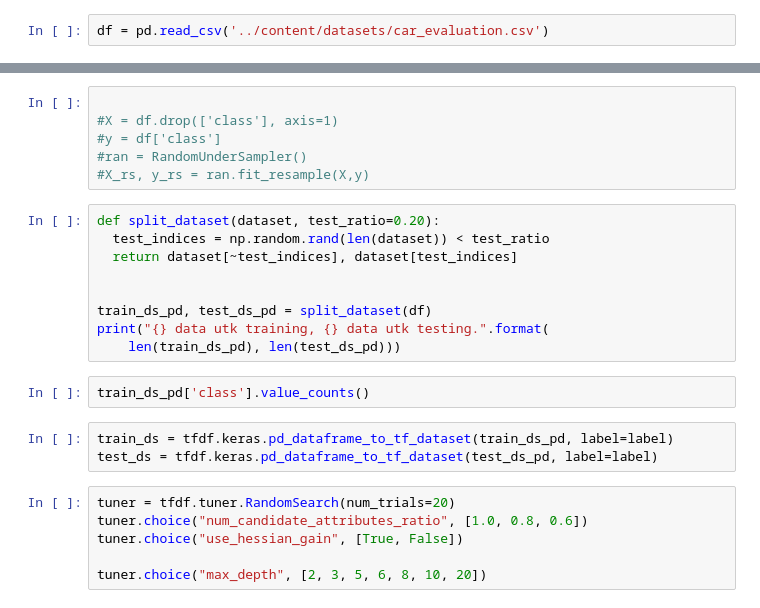
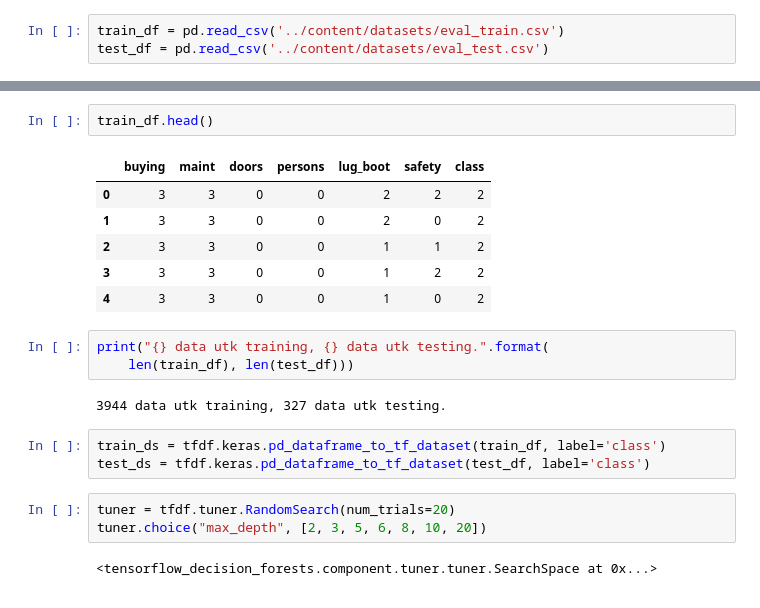
Before and after one commit to Garasee/macine-learning, a Jupyter notebook: notebooks/classification_model.ipynb, the cells around one changed output, grey strips where cells are left out. Drawn from its saved outputs; the diff is of its cells as text.

```diff
--- a/notebooks/classification_model.ipynb
+++ b/notebooks/classification_model.ipynb
@@ -10,2 +28,3 @@ from imblearn.under_sampling import RandomUnderSampler
 # %%
-df = pd.read_csv('../content/datasets/car_evaluation.csv')
+train_df = pd.read_csv('../content/datasets/eval_train.csv')
+test_df = pd.read_csv('../content/datasets/eval_test.csv')
@@ -19,27 +31,23 @@ df[label] = df[label].map(classes.index)
-# %%
-
-#X = df.drop(['class'], axis=1)
-#y = df['class']
-#ran = RandomUnderSampler()
-#X_rs, y_rs = ran.fit_resample(X,y)
-# %%
-def split_dataset(dataset, test_ratio=0.20):
-  test_indices = np.random.rand(len(dataset)) < test_ratio
-  return dataset[~test_indices], dataset[test_indices]
-
-
-train_ds_pd, test_ds_pd = split_dataset(df)
-print("{} data utk training, {} data utk testing.".format(
-    len(train_ds_pd), len(test_ds_pd)))
-# %%
-train_ds_pd['class'].value_counts()
+# %%
+train_df.head()
+# %% [output]
+|  | buying | maint | doors | persons | lug_boot | safety | class |
+| 0 | 3 | 3 | 0 | 0 | 2 | 2 | 2 |
+| 1 | 3 | 3 | 0 | 0 | 2 | 0 | 2 |
+| 2 | 3 | 3 | 0 | 0 | 1 | 1 | 2 |
+| 3 | 3 | 3 | 0 | 0 | 1 | 2 | 2 |
+| 4 | 3 | 3 | 0 | 0 | 1 | 0 | 2 |
+# %%
+print("{} data utk training, {} data utk testing.".format(
+    len(train_df), len(test_df)))
+# %% [output]
+3944 data utk training, 327 data utk testing.
 # %%
-train_ds = tfdf.keras.pd_dataframe_to_tf_dataset(train_ds_pd, label=label)
-test_ds = tfdf.keras.pd_dataframe_to_tf_dataset(test_ds_pd, label=label)
+train_ds = tfdf.keras.pd_dataframe_to_tf_dataset(train_df, label='class')
+test_ds = tfdf.keras.pd_dataframe_to_tf_dataset(test_df, label='class')
 # %%
 tuner = tfdf.tuner.RandomSearch(num_trials=20)
-tuner.choice("num_candidate_attributes_ratio", [1.0, 0.8, 0.6])
-tuner.choice("use_hessian_gain", [True, False])
-
 tuner.choice("max_depth", [2, 3, 5, 6, 8, 10, 20])
+# %% [output]
+<tensorflow_decision_forests.component.tuner.tuner.SearchSpace at 0x...>
 # %%
```
Also changed, not shown: parts of 8 cells of this notebook.
